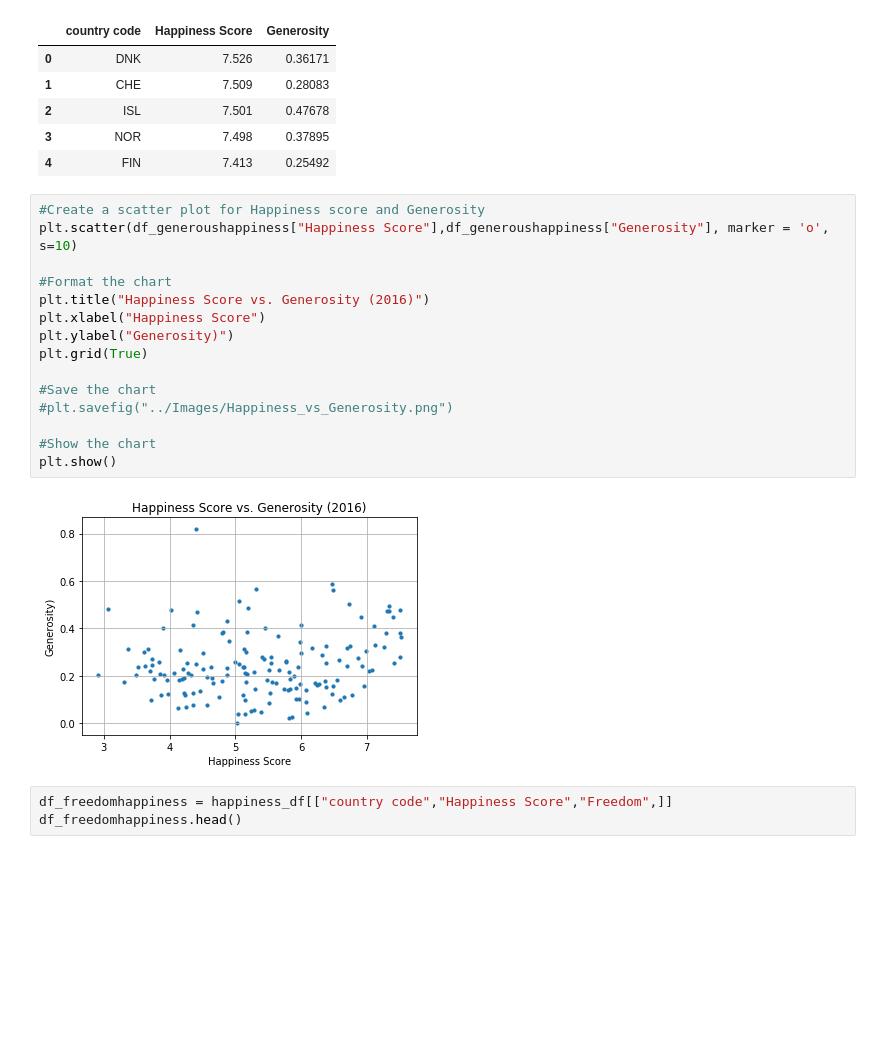
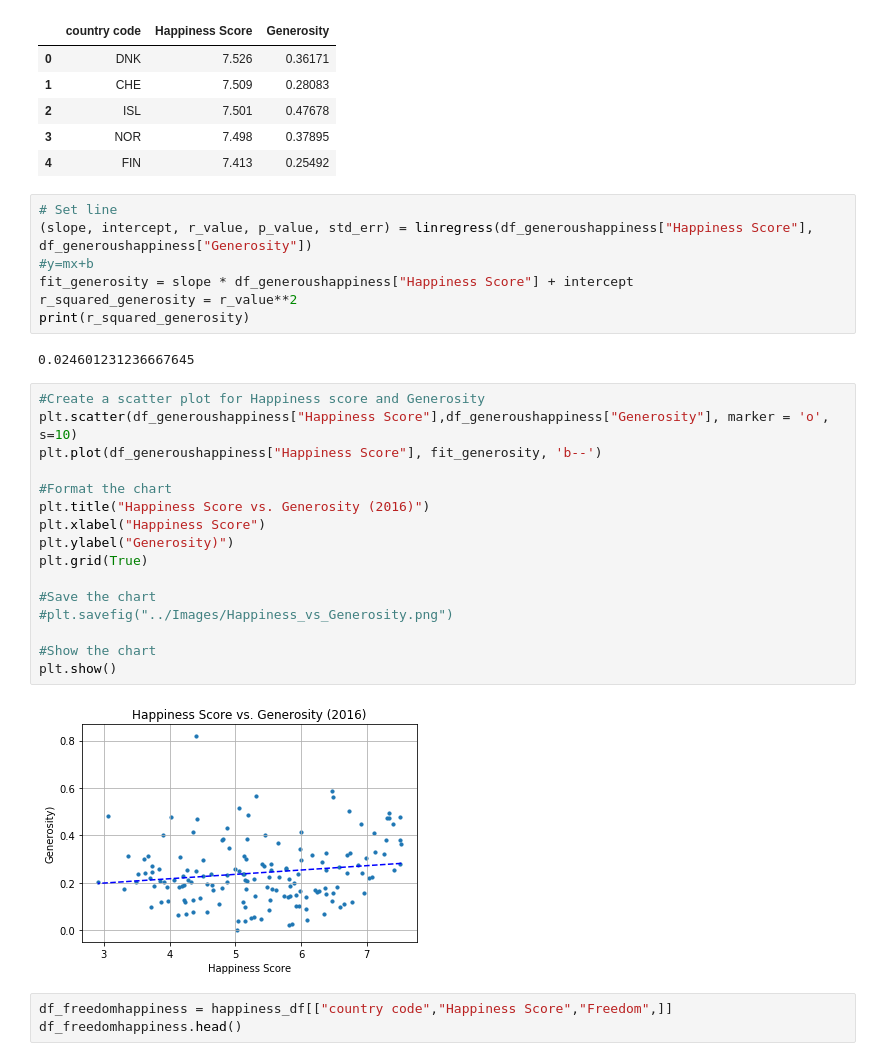
Before and after one commit to fionampg/projectofawesomeness, a Jupyter notebook: Resources/Fiona_happiness_analysis_charts.ipynb, the cells around one changed output. Saved outputs shown, nothing was run; the diff lists cells and outputs as text; blank space fills up the shorter version.

```diff
--- a/Resources/Fiona_happiness_analysis_charts.ipynb
+++ b/Resources/Fiona_happiness_analysis_charts.ipynb
@@ -67,23 +77,33 @@ df_generoushappiness.head()
 | 2 | ISL | 7.501 | 0.47678 |
 | 3 | NOR | 7.498 | 0.37895 |
 | 4 | FIN | 7.413 | 0.25492 |
+# %%
+# Set line
+(slope, intercept, r_value, p_value, std_err) = linregress(df_generoushappiness["Happiness Score"], df_generoushappiness["Generosity"])
+#y=mx+b
+fit_generosity = slope * df_generoushappiness["Happiness Score"] + intercept
+r_squared_generosity = r_value**2
+print(r_squared_generosity)
+# %% [output]
+0.024601231236667645
 # %%
 #Create a scatter plot for Happiness score and Generosity
 plt.scatter(df_generoushappiness["Happiness Score"],df_generoushappiness["Generosity"], marker = 'o', s=10)
+plt.plot(df_generoushappiness["Happiness Score"], fit_generosity, 'b--')
 
 #Format the chart
 plt.title("Happiness Score vs. Generosity (2016)")
 plt.xlabel("Happiness Score")
 plt.ylabel("Generosity)")
 plt.grid(True)
 
 #Save the chart
 #plt.savefig("../Images/Happiness_vs_Generosity.png")
 
 #Show the chart
 plt.show()
 # %% [output]
-[figure, old version]
+[figure, new version]
 # %%
 df_freedomhappiness = happiness_df[["country code","Happiness Score","Freedom",]]
 df_freedomhappiness.head()
```
Also changed, not shown: parts of 12 cells of this notebook, 2 other files.
